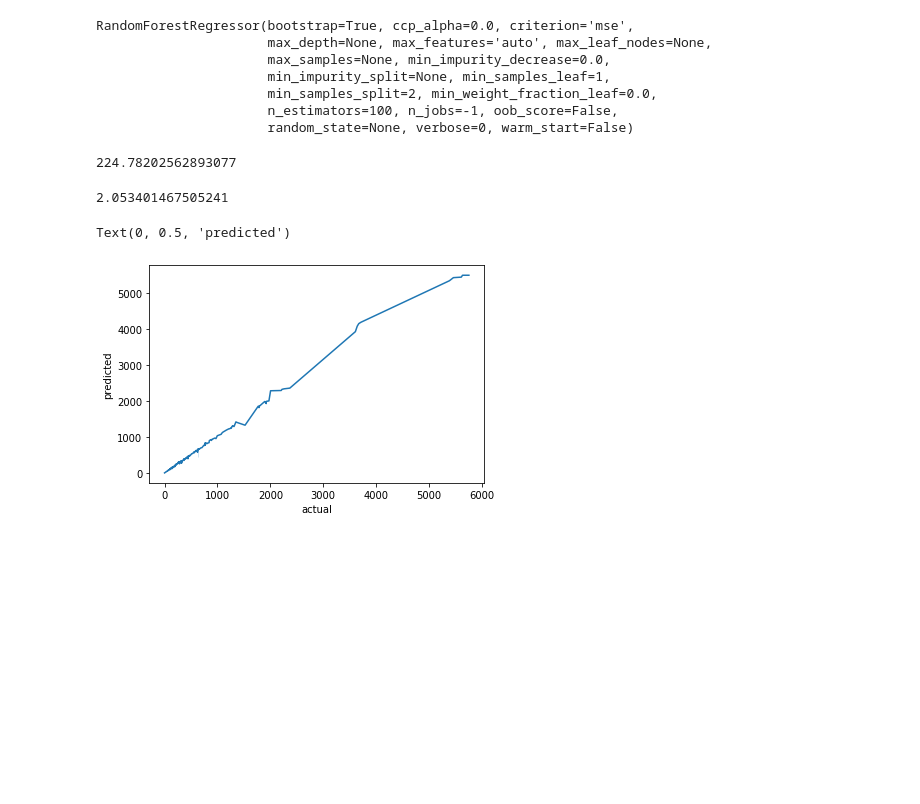
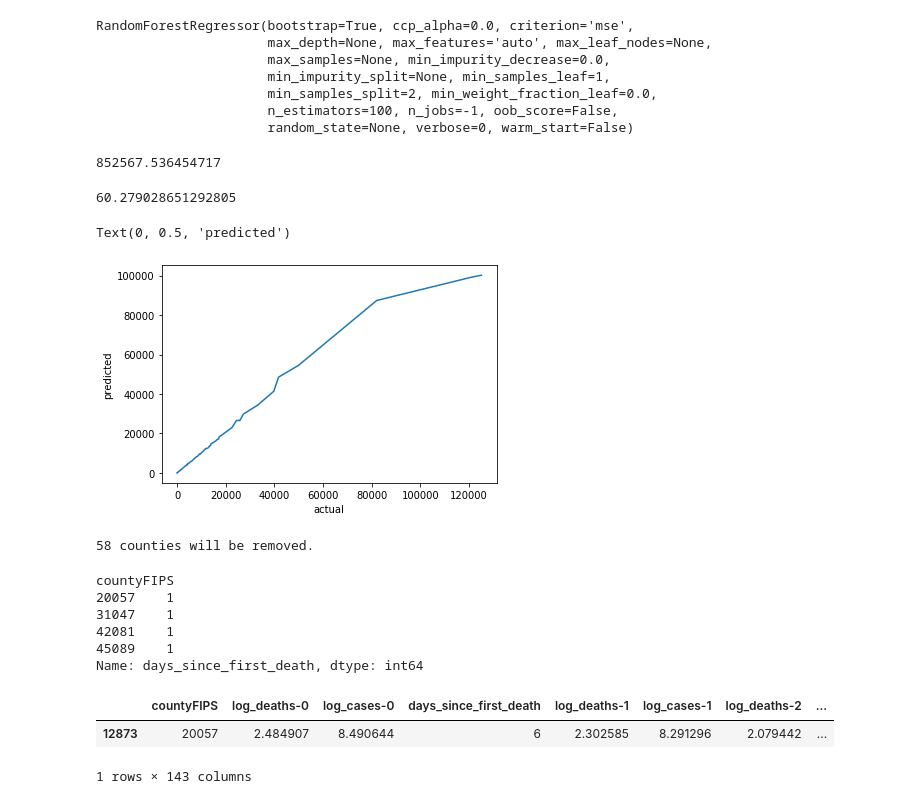
Before and after one commit to dewaranch/Covid, a Jupyter notebook: notebooks/3. Model Building.ipynb, the cells around one changed output. Cells and saved outputs as stored; diff of their text form; code cells hidden in the pictures; blank space fills up the shorter version.

```diff
--- a/notebooks/3. Model Building.ipynb
+++ b/notebooks/3. Model Building.ipynb
@@ -30,7 +30,7 @@ all_features = cases_deaths_features.merge(stationary_features, on='countyFIPS',
 # %%
 # Remove data points which haven't had at least 4 days since first death
 num_tspoints = all_features.groupby('countyFIPS').agg({'days_since_first_death': lambda s: len(s)}).iloc[:, 0]
-counties_to_remove = list(num_tspoints[num_tspoints < 4].index)
+counties_to_remove = list(num_tspoints[num_tspoints < 3].index)
 print(f"Data from {len(counties_to_remove)} counties will be removed.")
 to_keep = ~all_features.countyFIPS.isin(counties_to_remove)
 all_features = all_features[to_keep].reset_index(drop=True)
@@ -79,20 +79,23 @@ RandomForestRegressor(bootstrap=True, ccp_alpha=0.0, criterion='mse',
                       min_samples_split=2, min_weight_fraction_leaf=0.0,
                       n_estimators=100, n_jobs=-1, oob_score=False,
                       random_state=None, verbose=0, warm_start=False)
+# %%
+X_test = X_test.drop_duplicates(['countyFIPS'], keep='last')
+y_test = y_test.loc[X_test.index]
 # %%
 y_pred = rf.predict(X_test)
 # %%
 metrics.mean_squared_error(y_test, y_pred)
 # %% [output]
-224.78202562893077
+852567.536454717
 # %%
 metrics.mean_absolute_error(y_test, y_pred)
 # %% [output]
-2.053401467505241
+60.279028651292805
 # %%
-sns.lineplot(y_test, y_pred)
+sns.lineplot(y_test, y_pred, )
 plt.xlabel('actual')
 plt.ylabel('predicted')
 # %% [output]
 Text(0, 0.5, 'predicted')
-[figure, old version]
+[figure, new version]
@@ -98,0 +107,11 @@ Text(0, 0.5, 'predicted')
+# %%
+min_deaths = 10
+log_min_deaths = np.log(min_deaths)
+
+# Keep only those counties which have experienced a certain number of minimum deaths
+countywise_log_max_deaths = all_features.groupby('countyFIPS').agg({'log_deaths-0': max})['log_deaths-0']
+to_remove = list(countywise_log_max_deaths[countywise_log_max_deaths < log_min_deaths].index)
+print(f"{len(to_remove)} counties will be removed.")
+all_features = all_features.loc[~all_features.countyFIPS.isin(to_remove)]
+# %% [output]
+58 counties will be removed.
@@ -98,0 +120,15 @@ Text(0, 0.5, 'predicted')
+# %%
+num_tspoints[num_tspoints == num_tspoints.min()]
+# %% [output]
+countyFIPS
+20057    1
+31047    1
+42081    1
+45089    1
+Name: days_since_first_death, dtype: int64
+# %%
+all_features.loc[all_features.countyFIPS == 20057]
+# %% [output]
+|  | countyFIPS | log_deaths-0 | log_cases-0 | days_since_first_death | log_deaths-1 | log_cases-1 | log_deaths-2 | ... |
+| 12873 | 20057 | 2.484907 | 8.490644 | 6 | 2.302585 | 8.291296 | 2.079442 | ... |
+1 rows × 143 columns
```
Also changed, not shown: parts of 14 cells of this notebook, 14 other files.
